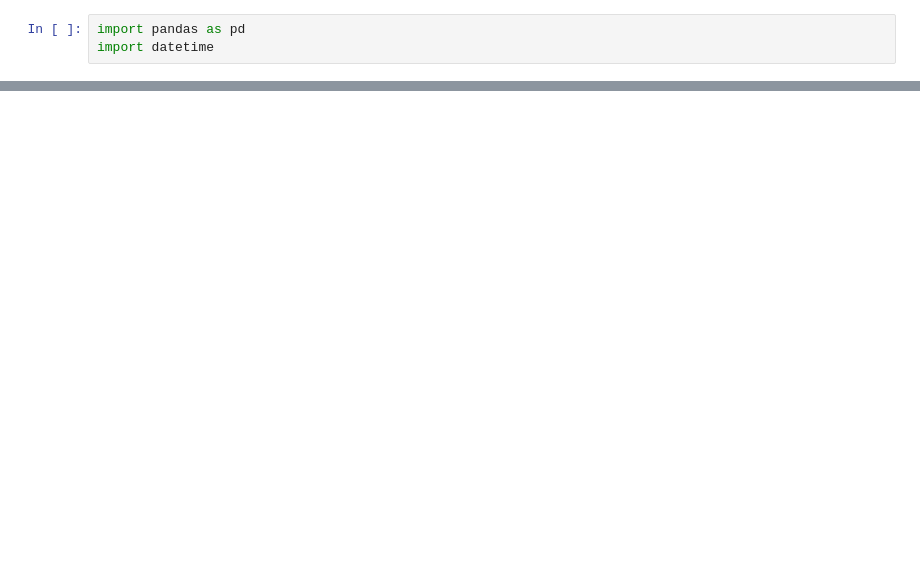
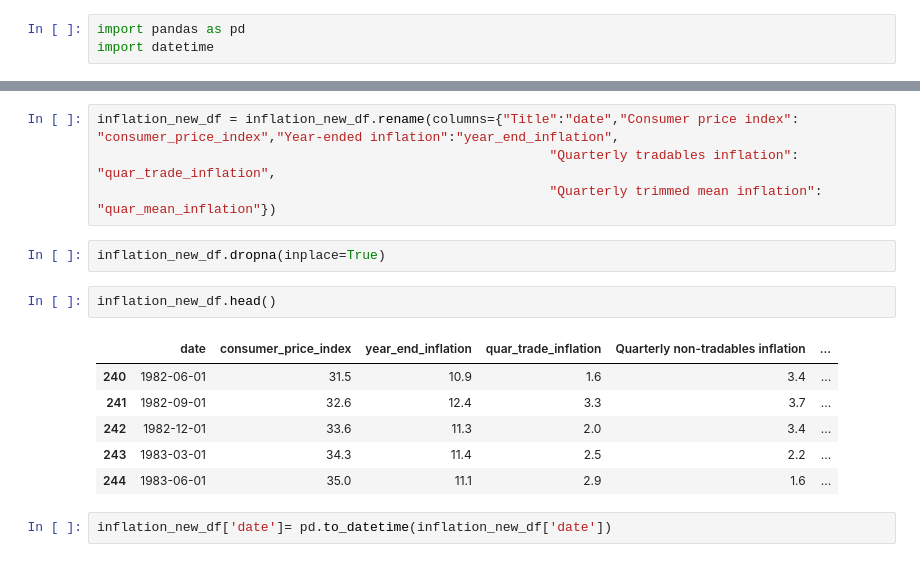
Before and after one commit to panlovelyda/Project---Two, a Jupyter notebook: inflation.ipynb, the cells around one changed output, grey strips where cells are left out. Drawn from its saved outputs; the diff is of its cells as text; blank space fills up the shorter version.

```diff
--- a/inflation.ipynb
+++ b/inflation.ipynb
@@ -22,0 +38,17 @@ inflation_df.head(12)
+# %%
+inflation_new_df = inflation_new_df.rename(columns={"Title":"date","Consumer price index": "consumer_price_index","Year-ended inflation":"year_end_inflation",
+                                                          "Quarterly tradables inflation": "quar_trade_inflation",
+                                                          "Quarterly trimmed mean inflation": "quar_mean_inflation"})
+# %%
+inflation_new_df.dropna(inplace=True)
+# %%
+inflation_new_df.head()
+# %% [output]
+|  | date | consumer_price_index | year_end_inflation | quar_trade_inflation | Quarterly non-tradables inflation | ... |
+| 240 | 1982-06-01 | 31.5 | 10.9 | 1.6 | 3.4 | ... |
+| 241 | 1982-09-01 | 32.6 | 12.4 | 3.3 | 3.7 | ... |
+| 242 | 1982-12-01 | 33.6 | 11.3 | 2.0 | 3.4 | ... |
+| 243 | 1983-03-01 | 34.3 | 11.4 | 2.5 | 2.2 | ... |
+| 244 | 1983-06-01 | 35.0 | 11.1 | 2.9 | 1.6 | ... |
+# %%
+inflation_new_df['date']= pd.to_datetime(inflation_new_df['date'])
```
Also changed, not shown: parts of 5 cells of this notebook.
